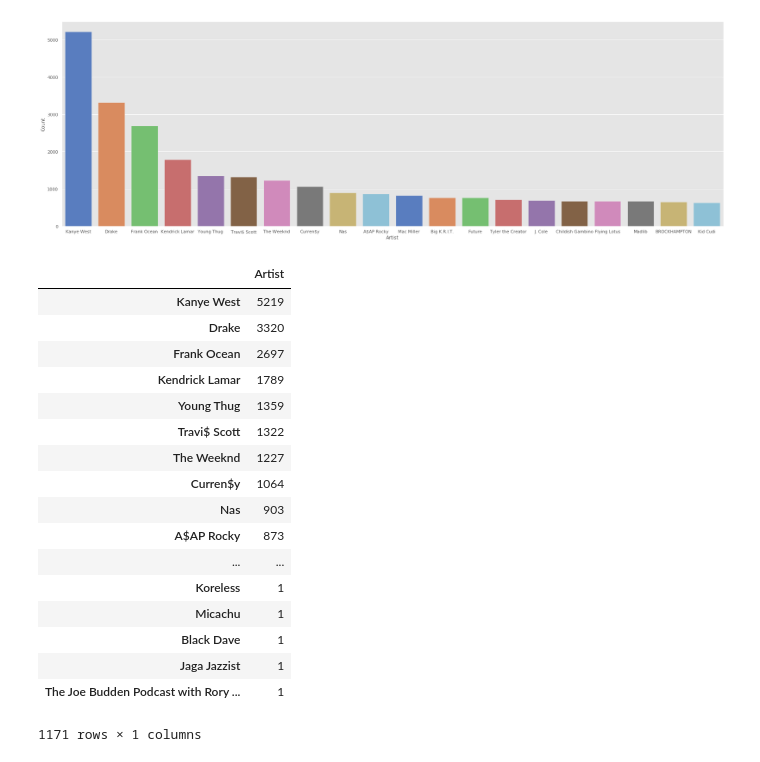
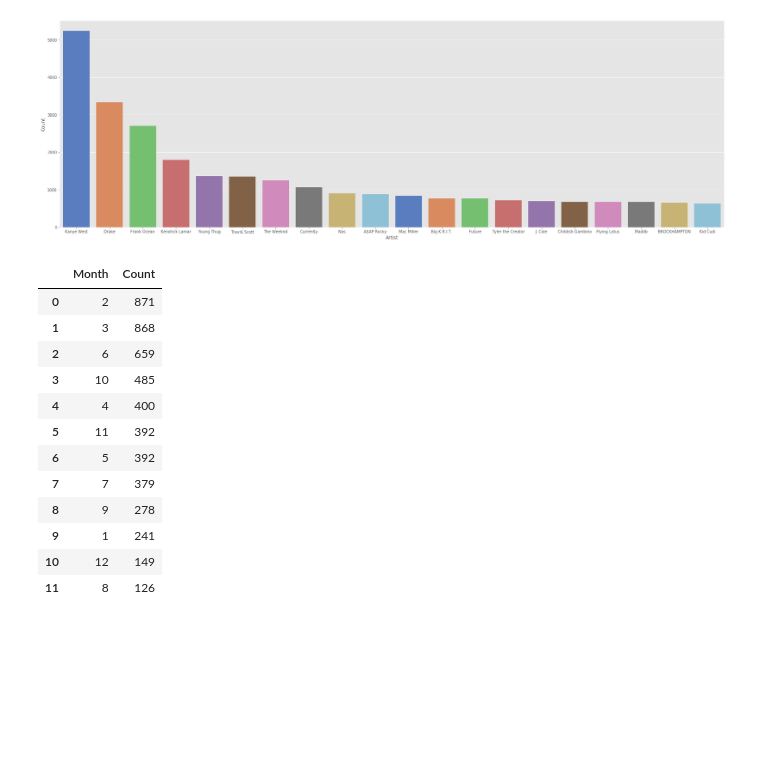
Before and after one commit to pabloarshid/playingwithlastfmdata, a Jupyter notebook: Untitled.ipynb, the cells around one changed output. Saved outputs shown, nothing was run; the diff lists cells and outputs as text; code cells hidden in the pictures; blank space fills up the shorter version.

```diff
--- a/Untitled.ipynb
+++ b/Untitled.ipynb
@@ -6,19 +30,19 @@ lastfm = pd.read_csv('umarsabir.csv', names = headers, parse_dates=[3])
 # %%
 def get_season(row):
-    if row['Date'].month >= 3 and row['Date'].month <= 5:
-        return 'Spring'
-    elif row['Date'].month >= 6 and row['Date'].month <= 8:
-        return 'Summer'
-    elif row['Date'].month >= 9 and row['Date'].month <= 11:
-        return 'Fall'
+    if row['Date'].month >= 4 and row['Date'].month <= 6:
+        return 1
+    elif row['Date'].month >= 7 and row['Date'].month <= 9:
+        return 2
+    elif row['Date'].month >= 10 and row['Date'].month <= 12:
+        return 3
     else:
-        return 'Winter'
+        return 4
 
 def ampm(row):
     if row["DateTime"].hour < 12:
-        return 'AM'
+        return 0
     else:
-        return 'PM'
+        return 1
 # %%
 temp = pd.DatetimeIndex(lastfm['DateTime'])
 lastfm['DateTime'] = pd.DatetimeIndex(lastfm['DateTime'])
@@ -26,6 +50,7 @@ lastfm['Date'] = temp.date
 lastfm['Time'] = temp.time
 # %%
 lastfm['Date'] = pd.to_datetime(lastfm['Date'])
+lastfm['Day'] = lastfm['Date'].dt.day
 DotW = lastfm['Date'].dt.weekday_name
 lastfm['Day of the Week'] = DotW
 lastfm['Season'] = lastfm.apply(get_season, axis=1)
@@ -203,24 +251,24 @@ sns.catplot("Artist", "Count", data=artist, kind="bar", palette="muted", height=
 [figure]
 # %%
 kanye = lastfm[lastfm["Artist"] == "Kanye West"]
+kanye = pd.DataFrame(kanye['Month'].value_counts())
+kanye.reset_index(level=0, inplace=True)
+kanye = kanye.rename(columns={'index': 'Month', 'Month':'Count'})
 kanye
-# sns.catplot("Art","Count", "TOD", data=doampm, kind="bar", palette="muted",height=8.27, aspect=11.7/8.27)
+# sns.catplot("Album", "Year", data=kanye, kind="bar", palette="muted",height=8.27, aspect=30/8.27)
+
+# sns.scatterplot("Day of the Week", "Month", data = kanye)
 # %% [output]
-|  | Artist |
-| Kanye West | 5219 |
-| Drake | 3320 |
-| Frank Ocean | 2697 |
-| Kendrick Lamar | 1789 |
-| Young Thug | 1359 |
-| Travi$ Scott | 1322 |
-| The Weeknd | 1227 |
-| Curren$y | 1064 |
-| Nas | 903 |
-| A$AP Rocky | 873 |
-| ... | ... |
-| Koreless | 1 |
-| Micachu | 1 |
-| Black Dave | 1 |
-| Jaga Jazzist | 1 |
-| The Joe Budden Podcast with Rory ... | 1 |
+|  | Month | Count |
+| 0 | 2 | 871 |
+| 1 | 3 | 868 |
+| 2 | 6 | 659 |
+| 3 | 10 | 485 |
+| 4 | 4 | 400 |
+| 5 | 11 | 392 |
+| 6 | 5 | 392 |
+| 7 | 7 | 379 |
+| 8 | 9 | 278 |
+| 9 | 1 | 241 |
+| 10 | 12 | 149 |
+| 11 | 8 | 126 |
-1171 rows × 1 columns
```
Also changed, not shown: parts of 20 cells of this notebook, 8 other files.
